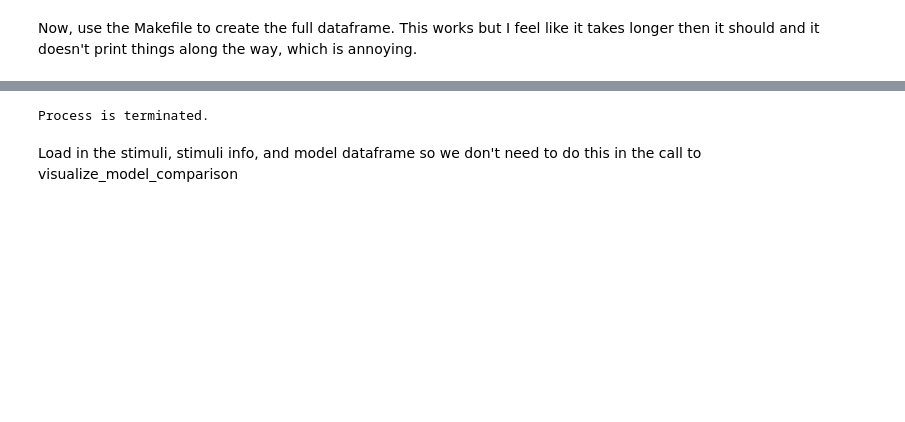
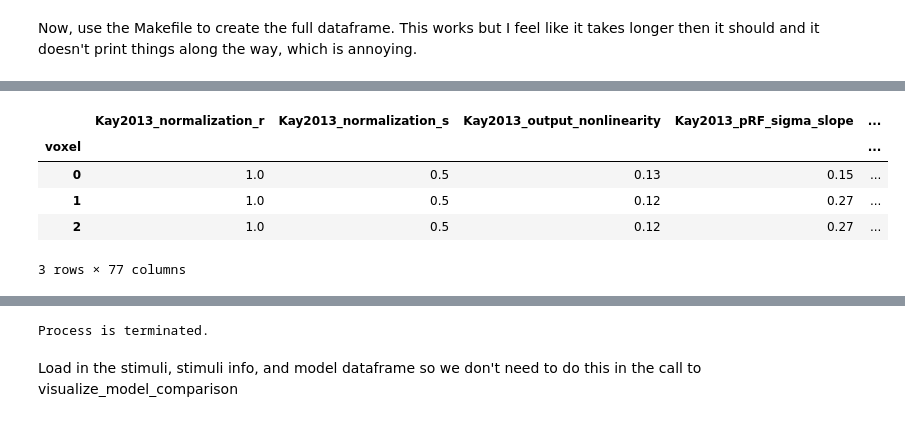
Before and after one commit to WinawerLab/sco, a Jupyter notebook: Compare_with_Kay2013.ipynb, the cells around one changed output, grey strips where cells are left out. Drawn from its saved outputs; the diff is of its cells as text; code cells hidden in the pictures; blank space fills up the shorter version.

```diff
--- a/Compare_with_Kay2013.ipynb
+++ b/Compare_with_Kay2013.ipynb
@@ -54,0 +75,9 @@ Now, use the Makefile to create the full dataframe. This works but I feel like i
+# %%
+model_df.pRF
+# %% [output]
+|  | Kay2013_normalization_r | Kay2013_normalization_s | Kay2013_output_nonlinearity | Kay2013_pRF_sigma_slope | ... |
+| voxel |  |  |  |  | ... |
+| 0 | 1.0 | 0.5 | 0.13 | 0.15 | ... |
+| 1 | 1.0 | 0.5 | 0.12 | 0.27 | ... |
+| 2 | 1.0 | 0.5 | 0.12 | 0.27 | ... |
+3 rows × 77 columns
```
Also changed, not shown: parts of 5 cells of this notebook, 1 other file.
